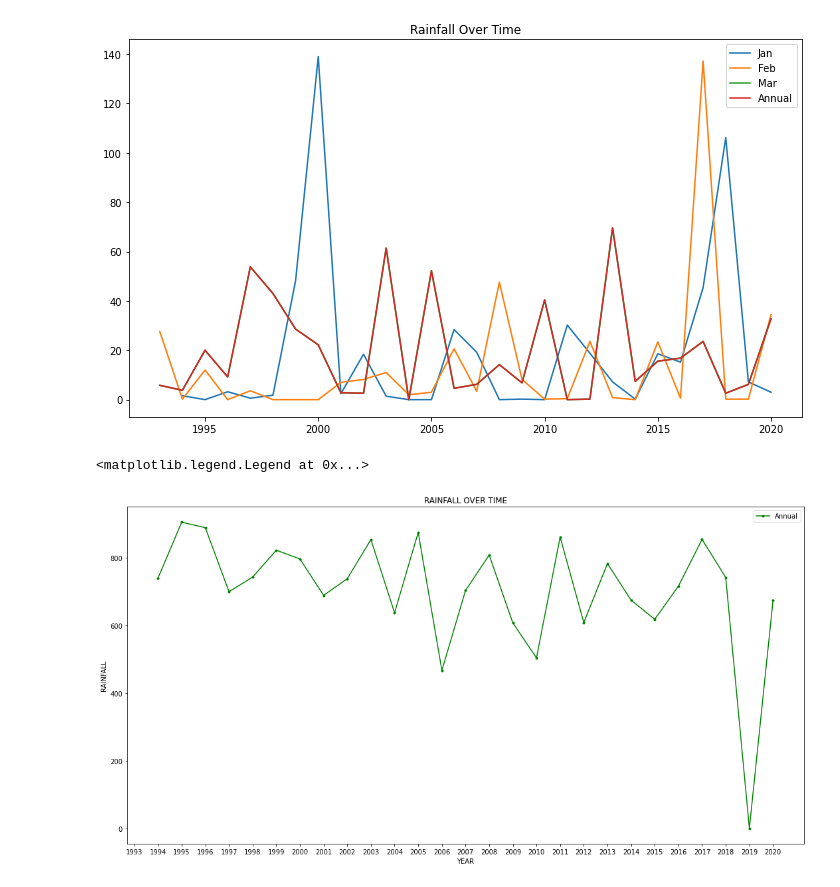
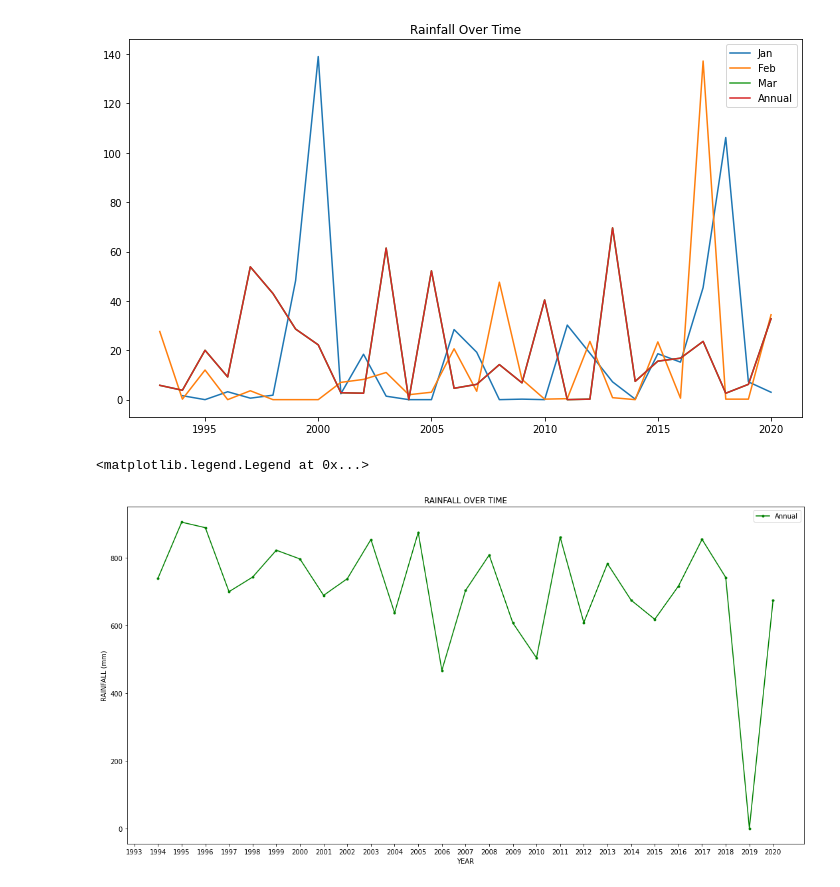
Before and after one commit to DaveWates/Extended-Learning-Portfolio, a Jupyter notebook: Rainfall.ipynb, the cells around one changed output. Cells and saved outputs as stored; diff of their text form; code cells hidden in the pictures.

Commit message:
Even more rainfall

```diff
--- a/Rainfall.ipynb
+++ b/Rainfall.ipynb
@@ -340,11 +340,11 @@ plt.legend()
 # %%
 plt.figure(figsize= (15,8))
 plt.title('RAINFALL OVER TIME')
 plt.xlabel("YEAR")
 plt.xticks(rainfall.Year[::1])
-plt.ylabel("RAINFALL")
+plt.ylabel("RAINFALL (mm)")
 plt.plot(rainfall.Year, rainfall.Annual,'g.-',label = 'Annual')
 plt.legend()
 # %% [output]
 <matplotlib.legend.Legend at 0x...>
-[figure, old version]
+[figure, new version]
```
